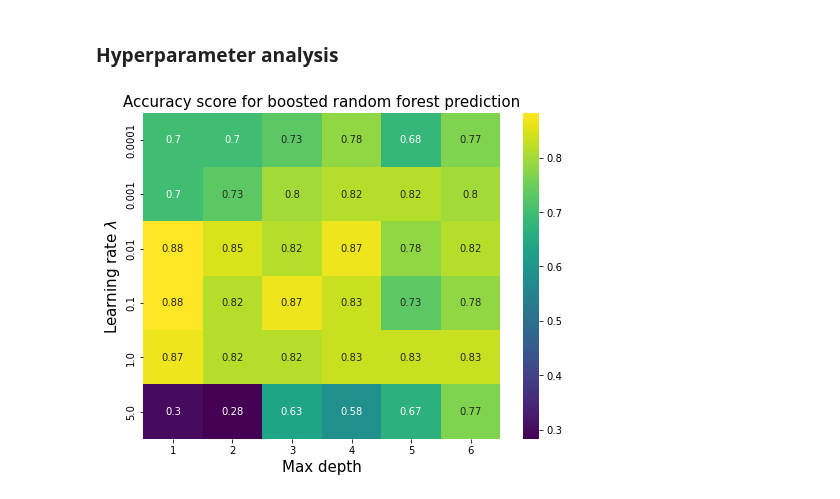
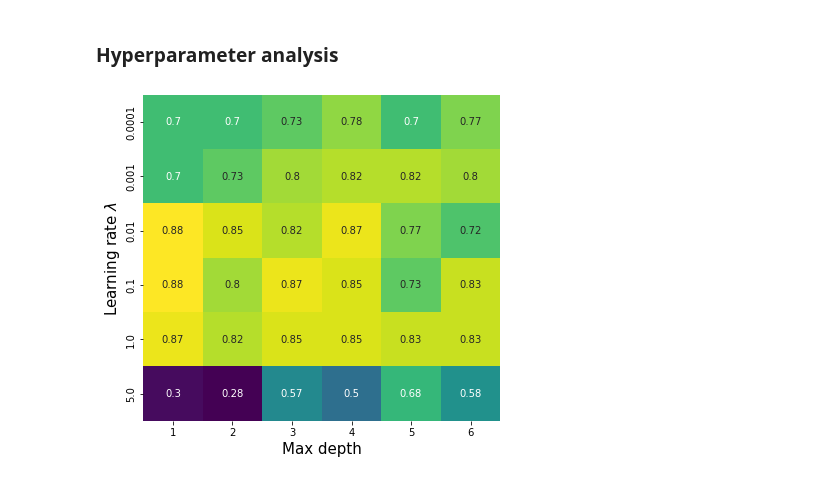
Before and after one commit to lassetotl/fys-stk, a Jupyter notebook: project 3/Random_Forest_Analysis.ipynb, the cells around one changed output. Cells and saved outputs as stored; diff of their text form; code cells hidden in the pictures.

```diff
--- a/project 3/Random_Forest_Analysis.ipynb
+++ b/project 3/Random_Forest_Analysis.ipynb
@@ -26,15 +27,6 @@ import warnings
 warnings.filterwarnings('ignore')
 # %% [output]
 (237, 1) (60, 1)
-# %%
-#scaling
-from sklearn.preprocessing import StandardScaler
-
-from sklearn.model_selection import cross_validate
-scaler = StandardScaler()
-scaler.fit(X_train)
-X_train = scaler.transform(X_train)
-X_test = scaler.transform(X_test)
 # %%
 #Create a Gaussian Classifier
 clf=RandomForestClassifier(n_estimators=500, max_depth=None, criterion='entropy')
@@ -97,16 +89,16 @@ for i in range(len(lambd)):
             algorithm="SAMME.R", learning_rate=lambd[i])
         ada_clf.fit(X_train, y_train)
         y_pred = ada_clf.predict(X_test)
-        test_accuracy[i, j] = round(metrics.accuracy_score(y_test, y_pred), 3)
+        test_accuracy[i, j] = round(metrics.accuracy_score(y_test, y_pred), 4)
         #print(f'Accuracy, learning rate {a}, max depth {b}: {metrics.accuracy_score(y_test, y_pred)}')
-# %%
-fig, ax = plt.subplots(figsize = (8, 6))
-sns.heatmap(test_accuracy, annot=True, ax=ax, cmap="viridis",
-            yticklabels=lambd, xticklabels=maxd)
-ax.set_title("Accuracy score for boosted random forest prediction", fontsize = 15)
-ax.set_xlabel("Max depth", fontsize=15)
-ax.set_ylabel("Learning rate $\lambda$", fontsize=15)
-#plt.savefig('treeparameter')
-plt.show()
-# %% [output]
-[figure, removed]
+# %%
+fig, ax = plt.subplots(figsize = (8, 6))
+sns.heatmap(test_accuracy, annot=True, ax=ax, cmap="viridis",
+            yticklabels=lambd, xticklabels=maxd)
+#ax.set_title("Accuracy score for boosted random forest prediction", fontsize = 15)
+ax.set_xlabel("Max depth", fontsize=15)
+ax.set_ylabel("Learning rate $\lambda$", fontsize=15)
+fig.get_axes()[1].remove()#;plt.savefig('treeparameter')
+plt.show()
+# %% [output]
+[figure, added]
```
Also changed, not shown: parts of 1 cell of this notebook, 1 other file.
